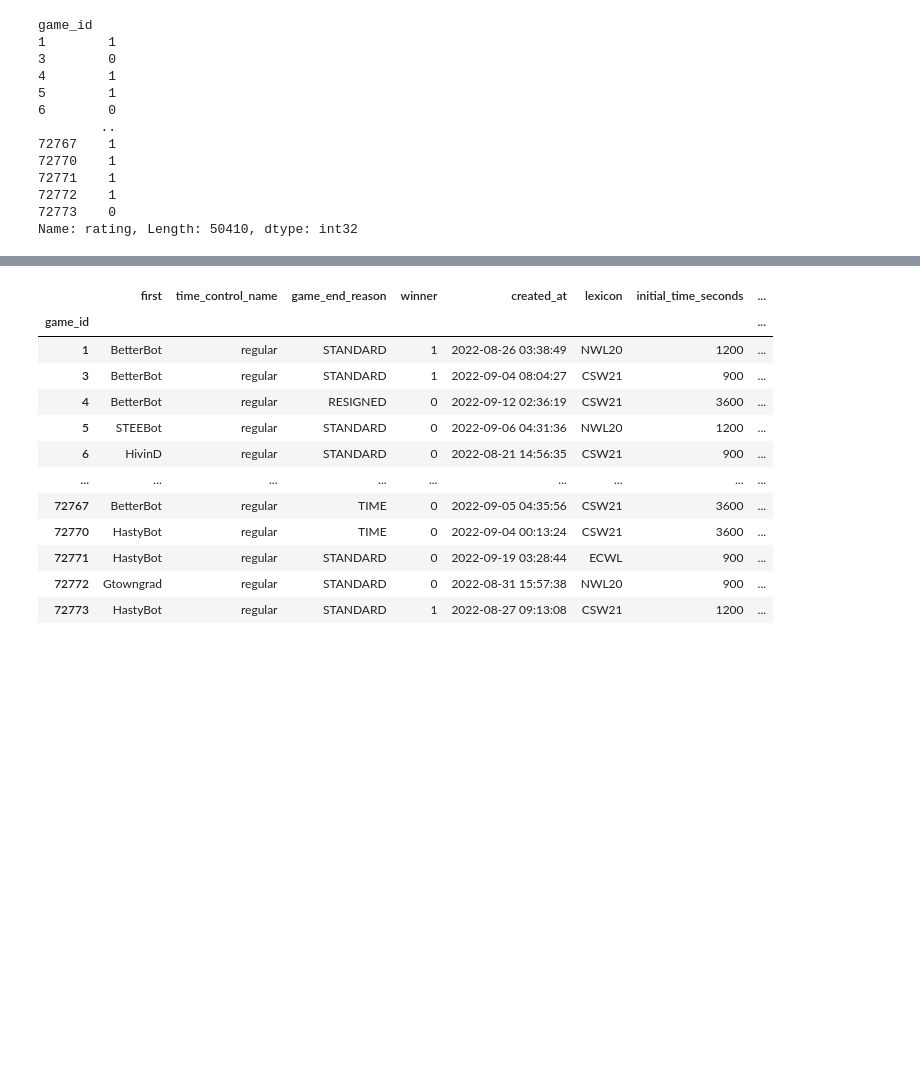
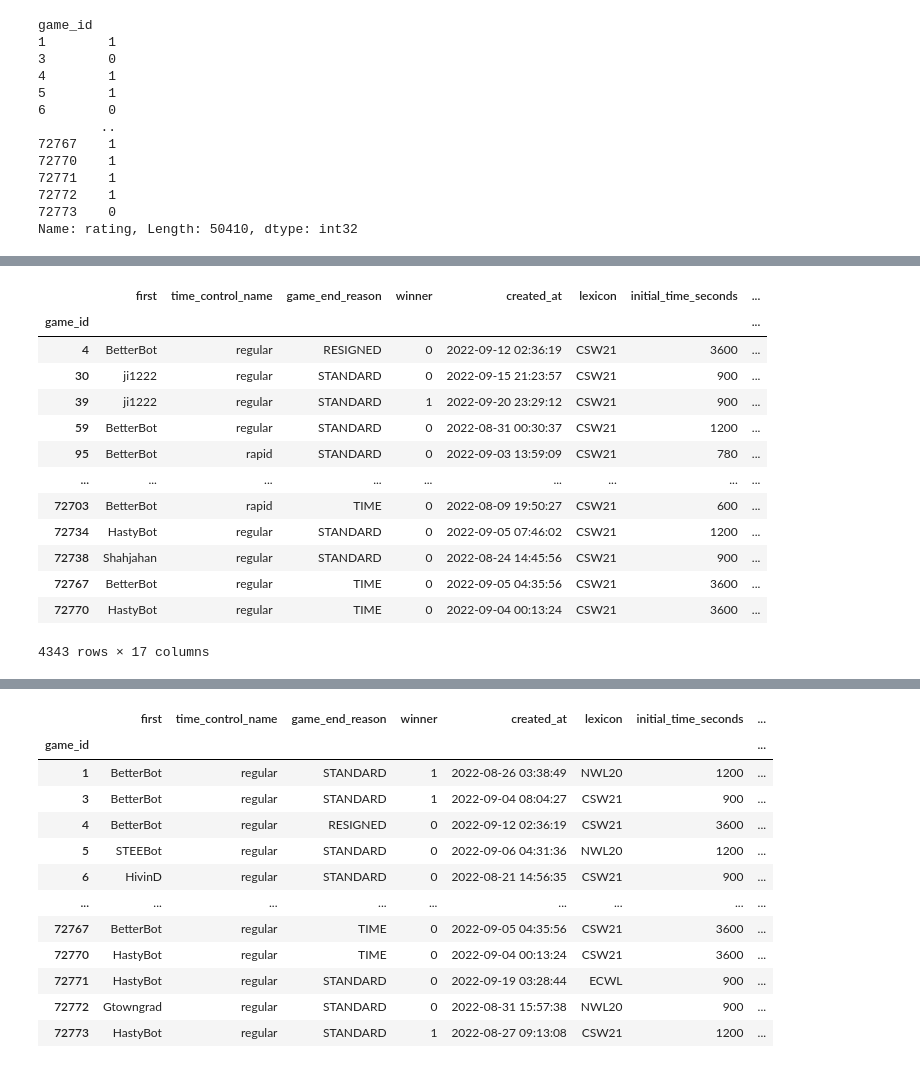
Before and after one commit to CatGuy1300/scrabble, a Jupyter notebook: notebooks/false_analasis.ipynb, the cells around one changed output, grey strips where cells are left out. Drawn from its saved outputs; the diff is of its cells as text; code cells hidden in the pictures; blank space fills up the shorter version.

```diff
--- a/notebooks/false_analasis.ipynb
+++ b/notebooks/false_analasis.ipynb
@@ -212,0 +382,17 @@ Name: rating, Length: 50410, dtype: int32
+# %%
+data[(np.abs(data['bot_rating'] - data['rating']) > 400) & (data['abs_error'] > -1)]
+# %% [output]
+|  | first | time_control_name | game_end_reason | winner | created_at | lexicon | initial_time_seconds | ... |
+| game_id |  |  |  |  |  |  |  | ... |
+| 4 | BetterBot | regular | RESIGNED | 0 | 2022-09-12 02:36:19 | CSW21 | 3600 | ... |
+| 30 | ji1222 | regular | STANDARD | 0 | 2022-09-15 21:23:57 | CSW21 | 900 | ... |
+| 39 | ji1222 | regular | STANDARD | 1 | 2022-09-20 23:29:12 | CSW21 | 900 | ... |
+| 59 | BetterBot | regular | STANDARD | 0 | 2022-08-31 00:30:37 | CSW21 | 1200 | ... |
+| 95 | BetterBot | rapid | STANDARD | 0 | 2022-09-03 13:59:09 | CSW21 | 780 | ... |
+| ... | ... | ... | ... | ... | ... | ... | ... | ... |
+| 72703 | BetterBot | rapid | TIME | 0 | 2022-08-09 19:50:27 | CSW21 | 600 | ... |
+| 72734 | HastyBot | regular | STANDARD | 0 | 2022-09-05 07:46:02 | CSW21 | 1200 | ... |
+| 72738 | Shahjahan | regular | STANDARD | 0 | 2022-08-24 14:45:56 | CSW21 | 900 | ... |
+| 72767 | BetterBot | regular | TIME | 0 | 2022-09-05 04:35:56 | CSW21 | 3600 | ... |
+| 72770 | HastyBot | regular | TIME | 0 | 2022-09-04 00:13:24 | CSW21 | 3600 | ... |
+4343 rows × 17 columns
```
Also changed, not shown: parts of 31 cells of this notebook, 1 other file.
